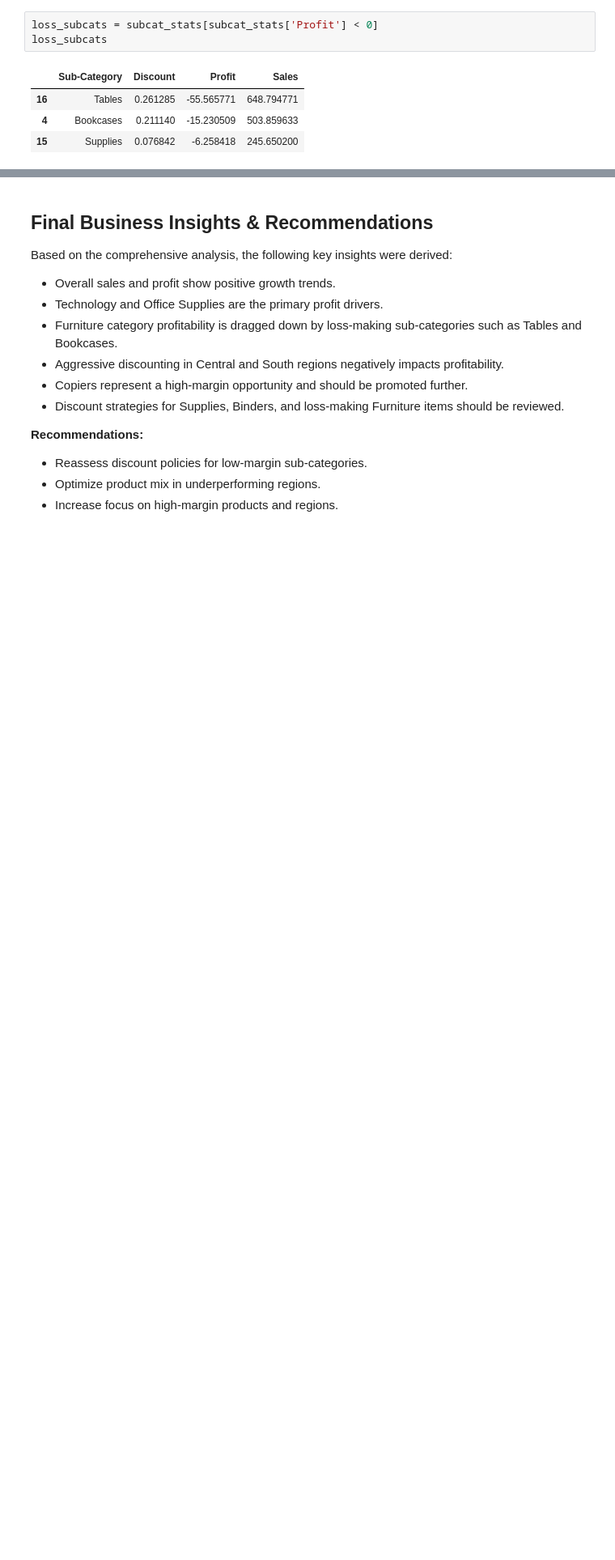
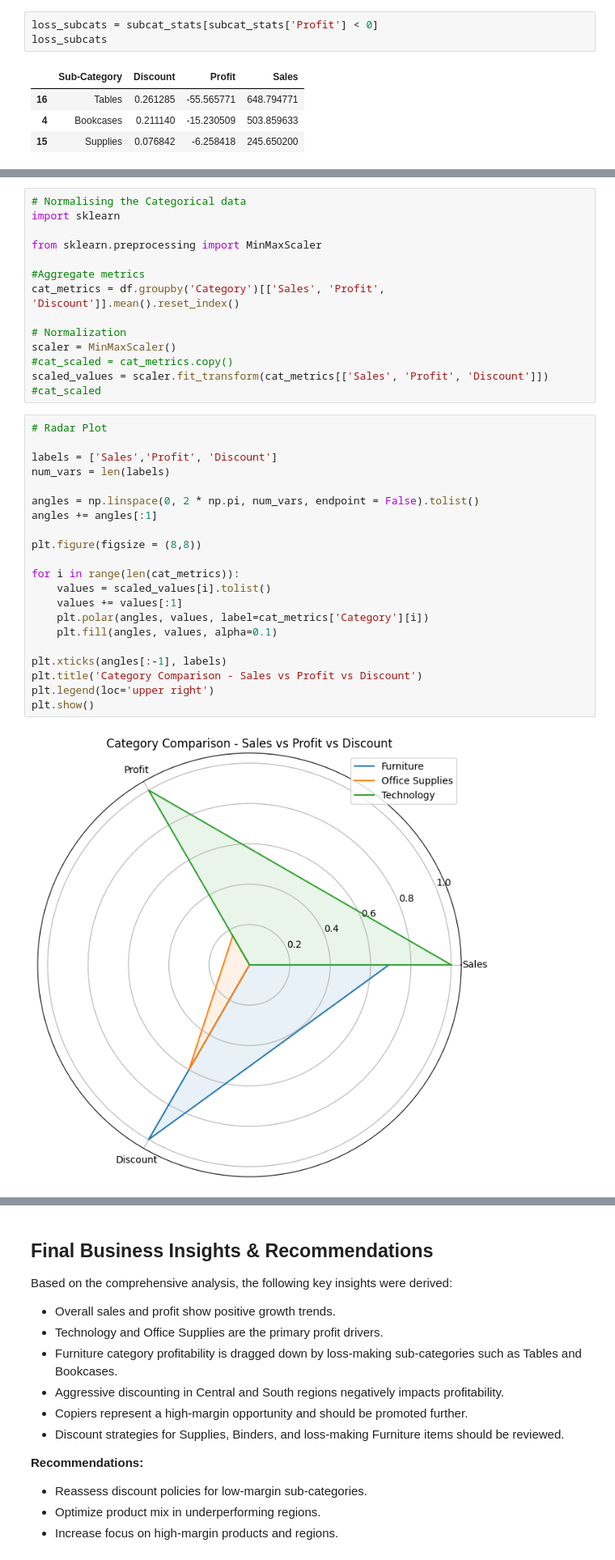
Before and after one commit to devank-data-analyst/business-sales-analysis, a Jupyter notebook: notebooks/analysis.ipynb, the cells around one changed output, grey strips where cells are left out. Shown at 81% size. Cells and saved outputs as stored; diff of their text form; blank space fills up the shorter version.

Commit message:
Add radar analysis and multi metric category comparison

```diff
--- a/notebooks/analysis.ipynb
+++ b/notebooks/analysis.ipynb
@@ -400,0 +397,37 @@ Business Implications:
+# %%
+# Normalising the Categorical data
+import sklearn
+
+from sklearn.preprocessing import MinMaxScaler
+
+#Aggregate metrics
+cat_metrics = df.groupby('Category')[['Sales', 'Profit', 'Discount']].mean().reset_index()
+
+# Normalization
+scaler = MinMaxScaler()
+#cat_scaled = cat_metrics.copy()
+scaled_values = scaler.fit_transform(cat_metrics[['Sales', 'Profit', 'Discount']])
+#cat_scaled
+# %%
+# Radar Plot
+
+labels = ['Sales','Profit', 'Discount']
+num_vars = len(labels)
+
+angles = np.linspace(0, 2 * np.pi, num_vars, endpoint = False).tolist()
+angles += angles[:1]
+
+plt.figure(figsize = (8,8))
+
+for i in range(len(cat_metrics)):
+    values = scaled_values[i].tolist()
+    values += values[:1]
+    plt.polar(angles, values, label=cat_metrics['Category'][i])
+    plt.fill(angles, values, alpha=0.1)
+
+plt.xticks(angles[:-1], labels)
+plt.title('Category Comparison - Sales vs Profit vs Discount')
+plt.legend(loc='upper right')
+plt.show()
+# %% [output]
+[figure, added]
```
Also changed, not shown: parts of 9 cells of this notebook, 1 other file.
